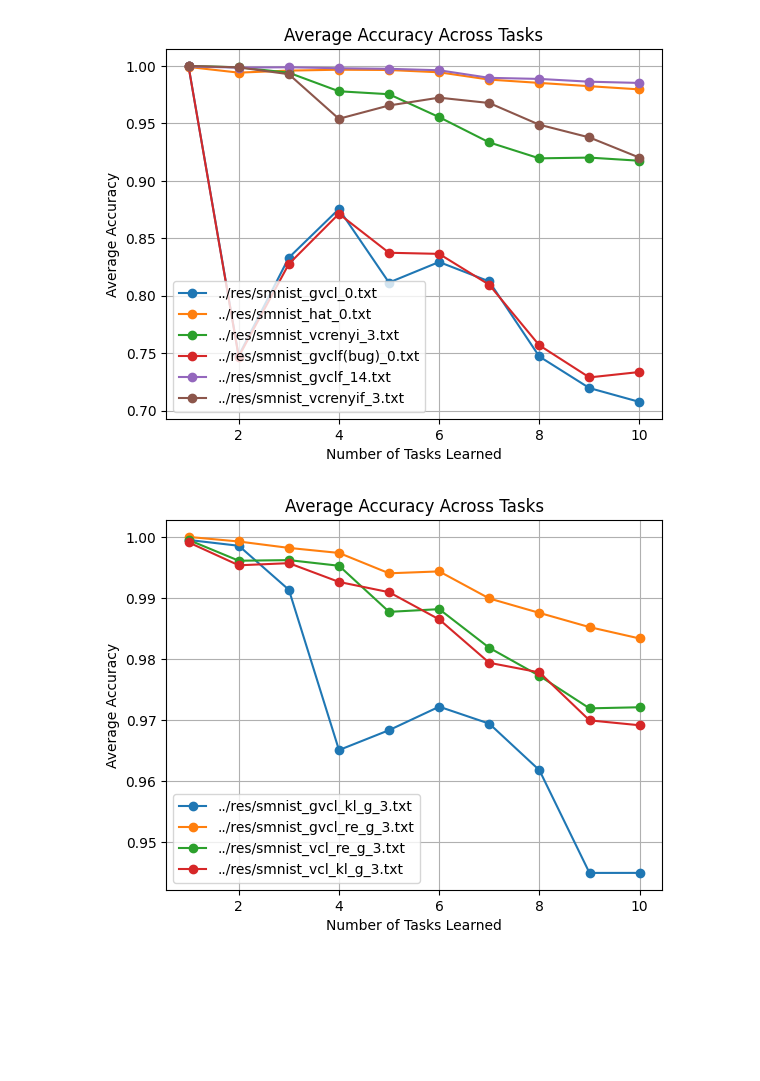
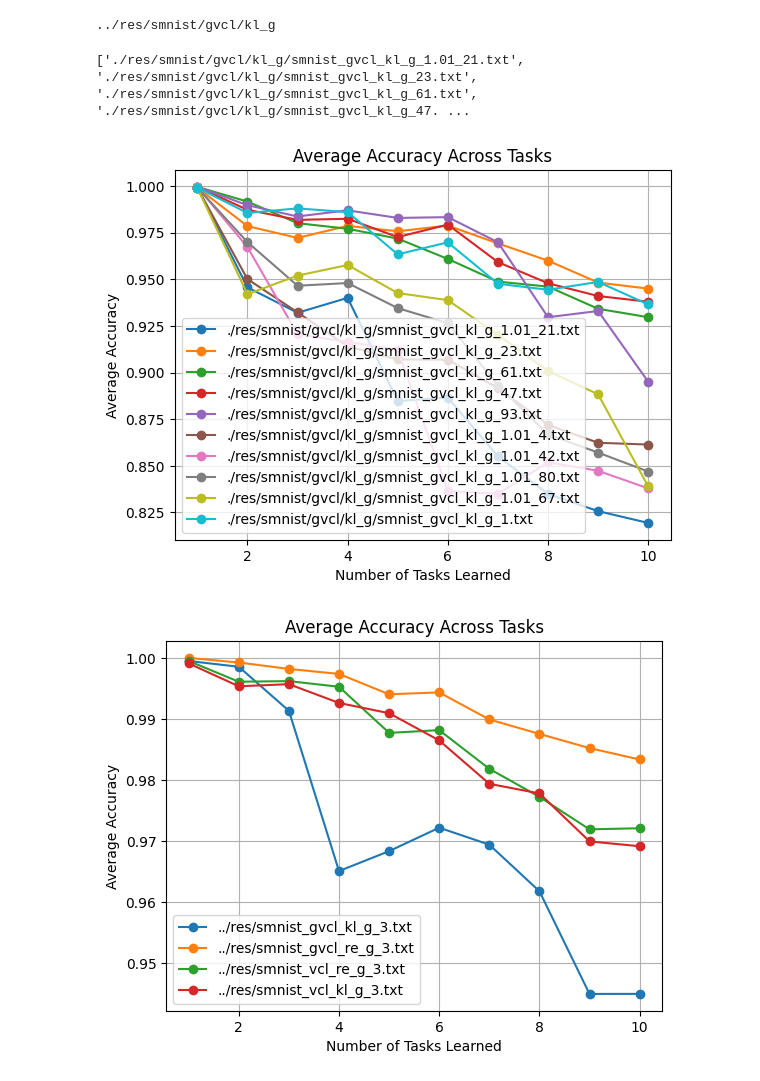
Before and after one commit to naimaeb/gvcl_fork, a Jupyter notebook: notebooks/result_visualization.ipynb, the cells around one changed output. Cells and saved outputs as stored; diff of their text form; code cells hidden in the pictures; blank space fills up the shorter version.

Commit message:
result_visualization

```diff
--- a/notebooks/result_visualization.ipynb
+++ b/notebooks/result_visualization.ipynb
@@ -29,0 +180,17 @@ def plot_accuracies(file_paths):
+# %%
+import os
+
+def create_path(base_dir, experiment, approach, regularizer):
+    path = os.path.join(base_dir, experiment, approach, regularizer)
+    return path
+
+# Example usage
+base_dir = '../res'
+experiment = 'smnist'
+approach = 'gvcl'
+regularizer = 'kl_g'
+
+path = create_path(base_dir, experiment, approach, regularizer)
+print(path)
+# %% [output]
+../res/smnist/gvcl/kl_g
@@ -30,18 +199,35 @@ def plot_accuracies(file_paths):
+# %%
+import os
+
+def get_all_files(path):
+    try:
+        files = os.listdir(path)
+        return [os.path.join(path, file) for file in files if os.path.isfile(os.path.join(path, file))]
+    except FileNotFoundError:
+        print(f"The directory {path} does not exist.")
+        return []
+
+# Example usage
+path = './res/smnist/gvcl/kl_g'
+files = get_all_files(path)
+print(files)
+# %% [output]
+['./res/smnist/gvcl/kl_g/smnist_gvcl_kl_g_1.01_21.txt', './res/smnist/gvcl/kl_g/smnist_gvcl_kl_g_23.txt', './res/smnist/gvcl/kl_g/smnist_gvcl_kl_g_61.txt', './res/smnist/gvcl/kl_g/smnist_gvcl_kl_g_47. ...
 # %%
 # List of result files
 result_files_smnist = [
-    '../res/smnist_gvcl_0.txt',
+    os.path.join(path, ),
     '../res/smnist_hat_0.txt',
     '../res/smnist_vcrenyi_3.txt',
     '../res/smnist_gvclf(bug)_0.txt',
     '../res/smnist_gvclf_14.txt',
     '../res/smnist_vcrenyif_3.txt',
 ]
 
 # Plot the accuracies for each result file
-plot_accuracies(result_files_smnist)
+plot_accuracies(files)
 # %% [output]
-[figure, old version]
+[figure, new version]
 # %%
 # List of result files
 result_files_smnist = [
```
Also changed, not shown: parts of 3 cells of this notebook.
